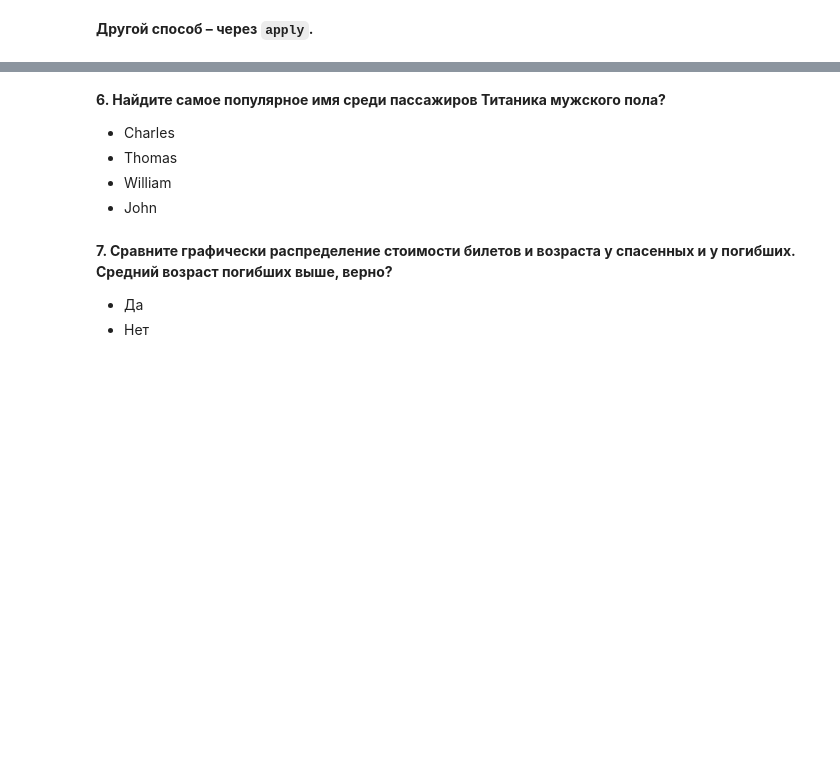
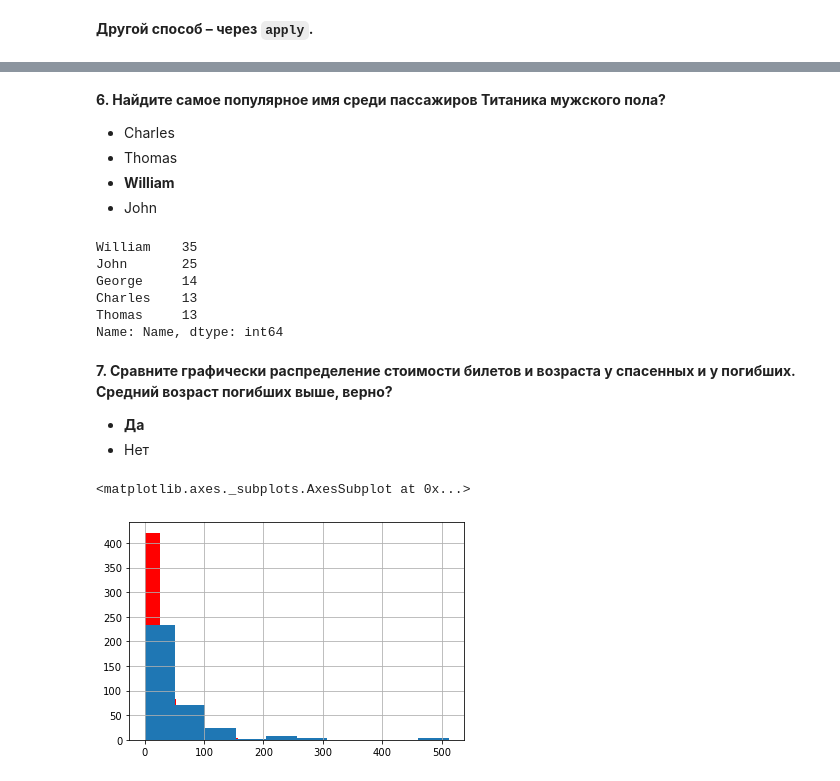
Before and after one commit to danvil97/python-lab, a Jupyter notebook: python-hw2/Jupyter/2_pandas_hw.ipynb, the cells around one changed output, grey strips where cells are left out. Cells and saved outputs as stored; diff of their text form; code cells hidden in the pictures; blank space fills up the shorter version.

```diff
--- a/python-hw2/Jupyter/2_pandas_hw.ipynb
+++ b/python-hw2/Jupyter/2_pandas_hw.ipynb
@@ -132,5 +157,5 @@ data['Age_category'] = data['Age'].apply(age_category)
 **6. Найдите самое популярное имя среди пассажиров Титаника мужского пола?**
 - Charles
 - Thomas
-- William
+- **William**
 - John
@@ -139,4 +162,18 @@ data['Age_category'] = data['Age'].apply(age_category)
+# %%
+def get_name(full):
+    return  full.split(',')[1].split()[1]
+
+
+names = data[data['Sex'] == 'male']['Name'].apply(get_name)
+names.value_counts().head()
+# %% [output]
+William    35
+John       25
+George     14
+Charles    13
+Thomas     13
+Name: Name, dtype: int64
 # %% [markdown]
 **7. Сравните графически распределение стоимости билетов и возраста у спасенных и у погибших. Средний возраст погибших выше, верно?**
-- Да
+- **Да**
 - Нет
@@ -144,0 +180,6 @@ data['Age_category'] = data['Age'].apply(age_category)
+# %%
+data[data['Survived'] == 0]['Fare'].hist(color = 'red')
+data[data['Survived'] == 1]['Fare'].hist()
+# %% [output]
+<matplotlib.axes._subplots.AxesSubplot at 0x...>
+[figure, added]
```
Also changed, not shown: parts of 21 cells of this notebook.
